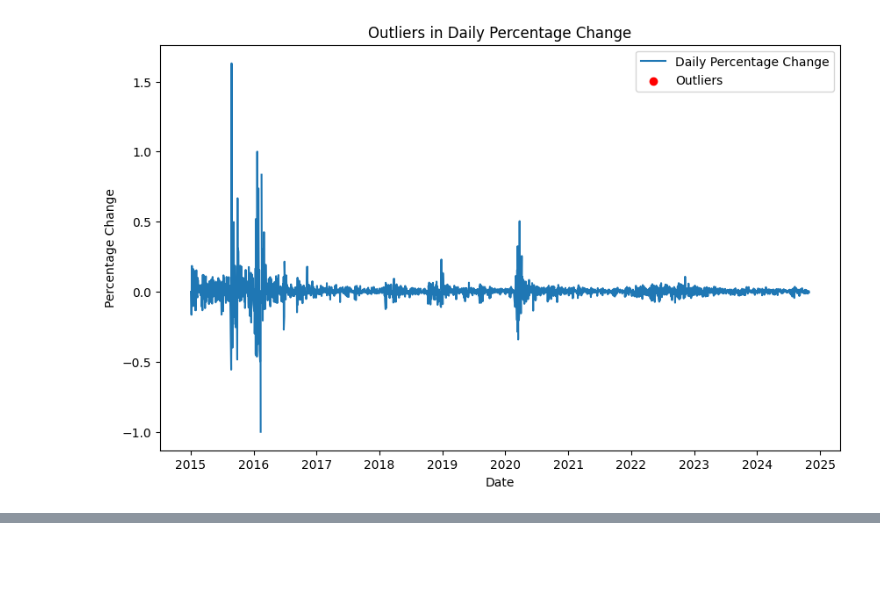
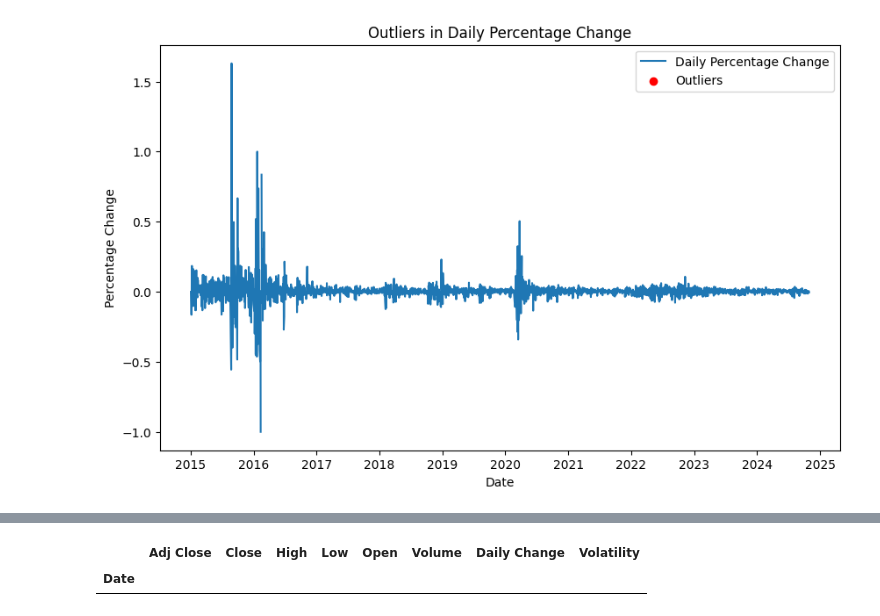
Before and after one commit to yaredfe/Financial-Portfolio-Optimization-and-Time-Series-Forecasting, a Jupyter notebook: notebooks/preprocessing.ipynb, the cells around one changed output, grey strips where cells are left out. Saved outputs shown, nothing was run; the diff lists cells and outputs as text; code cells hidden in the pictures; blank space fills up the shorter version.

```diff
--- a/notebooks/preprocessing.ipynb
+++ b/notebooks/preprocessing.ipynb
@@ -271,6 +271,11 @@ tesla=clean_data(tesla)
 bond=clean_data(bond)
 spy=clean_data(spy)
 # %%
-tesla
-bond
-spy
+import numpy as np
+columns=["Adj Close","Close","High","Low","Open","Volume","Daily Change","Volatility"]
+# np.isinf(tesla[columns]).sum()
+# infinity_rows = tesla[np.isinf(tesla['Daily Change'])]
+# tesla['Daily Change'] = tesla['Daily Change'].replace(np.inf, tesla['Daily Change'].mean())
+tesla = tesla[~np.isinf(tesla['Daily Change'])]
+bond=bond[~np.isinf(bond["Daily Change"])]
+spy=spy[~np.isinf(spy["Daily Change"])]
@@ -291,0 +282,6 @@ spy
+# %%
+infinity_rows = spy[np.isinf(spy['Daily Change'])]
+infinity_rows
+# %% [output]
+|  | Adj Close | Close | High | Low | Open | Volume | Daily Change | Volatility |
+| Date |  |  |  |  |  |  |  |  |
```
Also changed, not shown: parts of 10 cells of this notebook.
